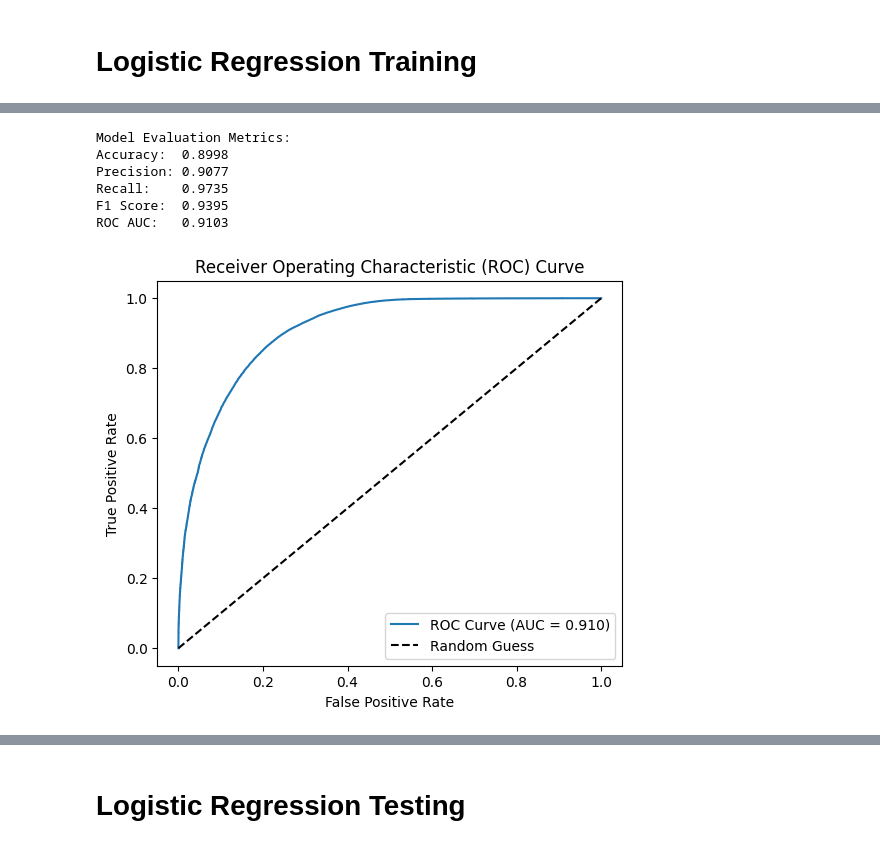
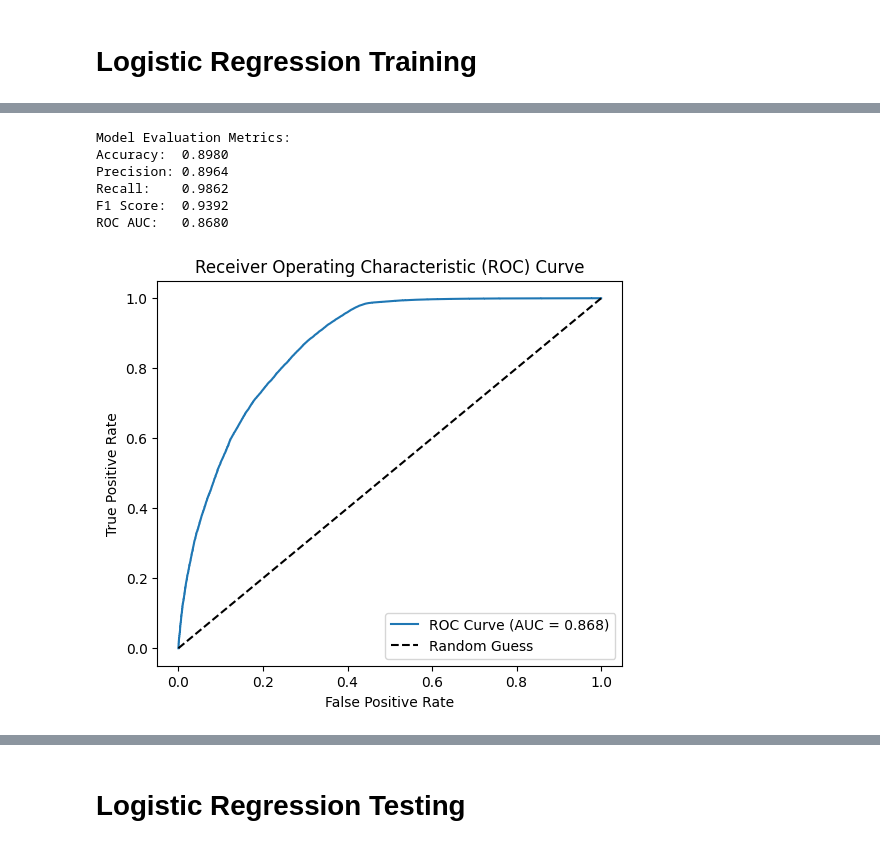
Before and after one commit to StevenRHL/Predicting-Loan-Payback-Competition, a Jupyter notebook: main.ipynb, the cells around one changed output, grey strips where cells are left out. Drawn from its saved outputs; the diff is of its cells as text; code cells hidden in the pictures.

```diff
--- a/main.ipynb
+++ b/main.ipynb
@@ -344,3 +253,9 @@ ValueError: could not convert string to float: 'Male'
 # %%
+X = train_df.drop(columns=['loan_paid_back'])
+y =train_df['loan_paid_back']
+
+X_train, X_val, y_train, y_val = train_test_split(
+    X, y, test_size=0.2, random_state=42
+)
+
 model.fit(X_train, y_train)
-y_pred = model.predict(X_test)
@@ -355,15 +293,15 @@ from sklearn.metrics import (
 )
 
 # Predict labels and probabilities
-y_pred = model.predict(X_test)
-y_pred_proba = model.predict_proba(X_test)[:, 1]   # Probability of class 1 (loan default = 1)
+y_pred = model.predict(X_val)
+y_pred_proba = model.predict_proba(X_val)[:, 1]   # Probability of class 1
 
 # Calculate metrics
-accuracy = accuracy_score(y_test, y_pred)
-precision = precision_score(y_test, y_pred)
-recall = recall_score(y_test, y_pred)
-f1 = f1_score(y_test, y_pred)
-roc_auc = roc_auc_score(y_test, y_pred_proba)
+accuracy = accuracy_score(y_val, y_pred)
+precision = precision_score(y_val, y_pred)
+recall = recall_score(y_val, y_pred)
+f1 = f1_score(y_val, y_pred)
+roc_auc = roc_auc_score(y_val, y_pred_proba)
 
 # Print results
 print("Model Evaluation Metrics:")
@@ -374,27 +312,27 @@ print(f"F1 Score:  {f1:.4f}")
 print(f"ROC AUC:   {roc_auc:.4f}")
 # %% [output]
 Model Evaluation Metrics:
-Accuracy:  0.8998
-Precision: 0.9077
-Recall:    0.9735
-F1 Score:  0.9395
-ROC AUC:   0.9103
+Accuracy:  0.8980
+Precision: 0.8964
+Recall:    0.9862
+F1 Score:  0.9392
+ROC AUC:   0.8680
 # %%
 import matplotlib.pyplot as plt
 from sklearn.metrics import RocCurveDisplay
 
-fpr, tpr, thresholds = roc_curve(y_test, y_pred_proba)
+fpr, tpr, thresholds = roc_curve(y_val, y_pred_proba)
 
 plt.figure(figsize=(6, 5))
 plt.plot(fpr, tpr, label=f'ROC Curve (AUC = {roc_auc:.3f})')
 plt.plot([0, 1], [0, 1], 'k--', label='Random Guess')
 plt.xlabel('False Positive Rate')
 plt.ylabel('True Positive Rate')
 plt.title('Receiver Operating Characteristic (ROC) Curve')
 plt.legend()
 plt.show()
 # %% [output]
-[figure, old version]
+[figure, new version]
 # %%
 import seaborn as sns
 import matplotlib.pyplot as plt
```
Also changed, not shown: parts of 21 cells of this notebook, 1 other file.
